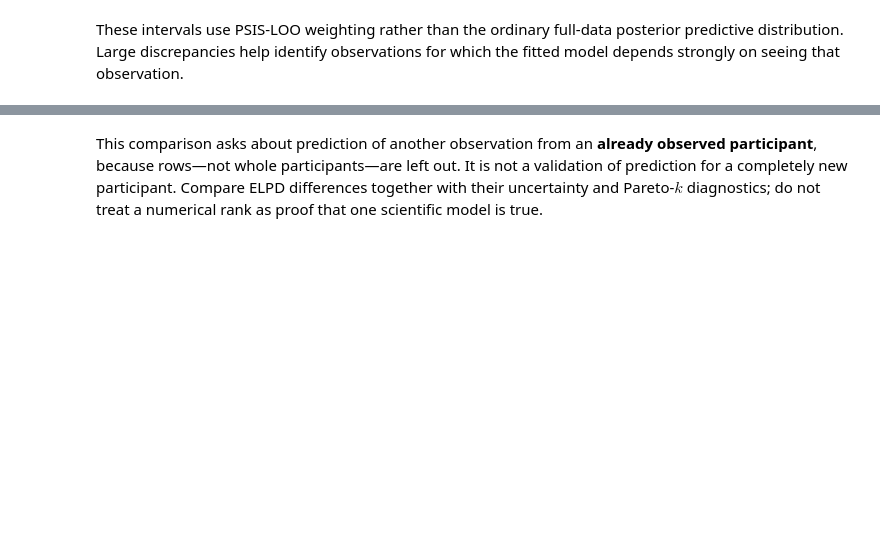
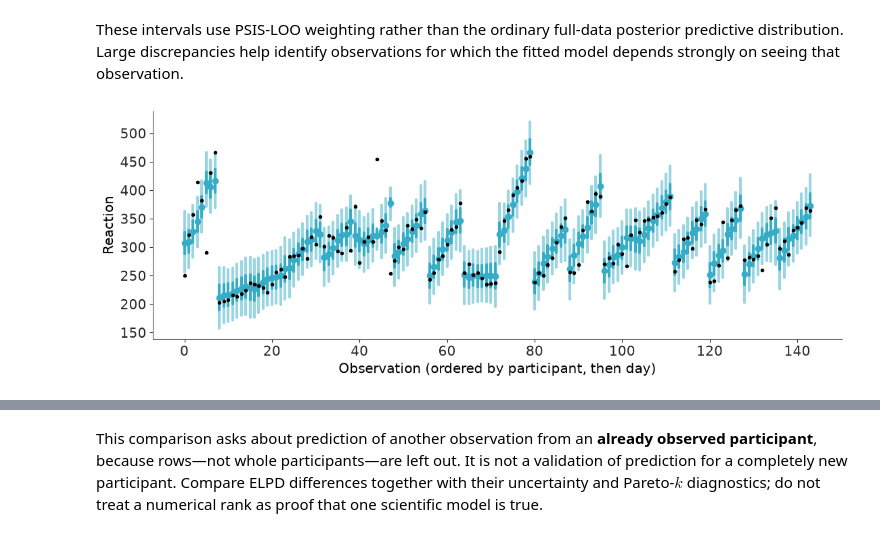
Before and after one commit to opherdonchin/BayesShortCourse, a Jupyter notebook: sleep/solved/12_robust_student_t_and_loo.ipynb, the cells around one changed output, grey strips where cells are left out. Drawn from its saved outputs; the diff is of its cells as text; code cells hidden in the pictures; blank space fills up the shorter version.

```diff
--- a/sleep/solved/12_robust_student_t_and_loo.ipynb
+++ b/sleep/solved/12_robust_student_t_and_loo.ipynb
@@ -55 +141,4 @@ sleep.head()
+# %%
+participants = sorted(sleep["Subject"].unique(), key=int)
+participant_idx = sleep["Subject"].map({p: i for i, p in enumerate(participants)}).to_numpy()
 # %% [markdown]
@@ -96,12 +202,17 @@ models["student_t_slope"]
 # %%
 idatas = {}
-for name, comparison_model in models.items():
+for name, model in models.items():
     print("\n---", name, "---")
-    idatas[name] = comparison_model.fit(
-        draws=1000, tune=1500, chains=4, target_accept=0.95, random_seed=RANDOM_SEED
-    )
-    print("Divergences:", int(idatas[name]["sample_stats"]["diverging"].sum().item()))
-    comparison_model.predict(
-        idatas[name], kind="response", inplace=True, random_seed=RANDOM_SEED
-    )
-    comparison_model.compute_log_likelihood(idatas[name])
+    with model:
+        idatas[name] = pm.sample(
+            draws=1000, tune=1500, chains=4, target_accept=0.95, random_seed=RANDOM_SEED
+        )
+        print("Divergences:", int(idatas[name]["sample_stats"]["diverging"].sum().item()))
+        display(azs.summary(
+            idatas[name], var_names=["intercept", "slope", "sigma"],
+            kind="diagnostics", round_to=2,
+        ))
+        pm.sample_posterior_predictive(
+            idatas[name], var_names=["Reaction"], extend_inferencedata=True, random_seed=RANDOM_SEED
+        )
+        pm.compute_log_likelihood(idatas[name])
@@ -108,9 +242,13 @@ for name, comparison_model in models.items():
 # %% [markdown]
 These intervals use PSIS-LOO weighting rather than the ordinary full-data posterior predictive distribution. Large discrepancies help identify observations for which the fitted model depends strongly on seeing that observation.
 # %%
-azp.plot_loo_interval(
+pc = azp.plot_loo_interval(
     idatas["gaussian_slope"], var_names=["Reaction"],
     point_estimate="mean", ci_probs=(0.50, 0.90), ci_kind="hdi",
     figure_kwargs={"figsize": (11, 4)},
-);
+)
+pc.viz["figure"].item().axes[0].set_xlabel("Observation (ordered by participant, then day)")
+plt.show()
+# %% [output]
+[figure, added]
 # %%
```
Also changed, not shown: parts of 20 cells of this notebook.
